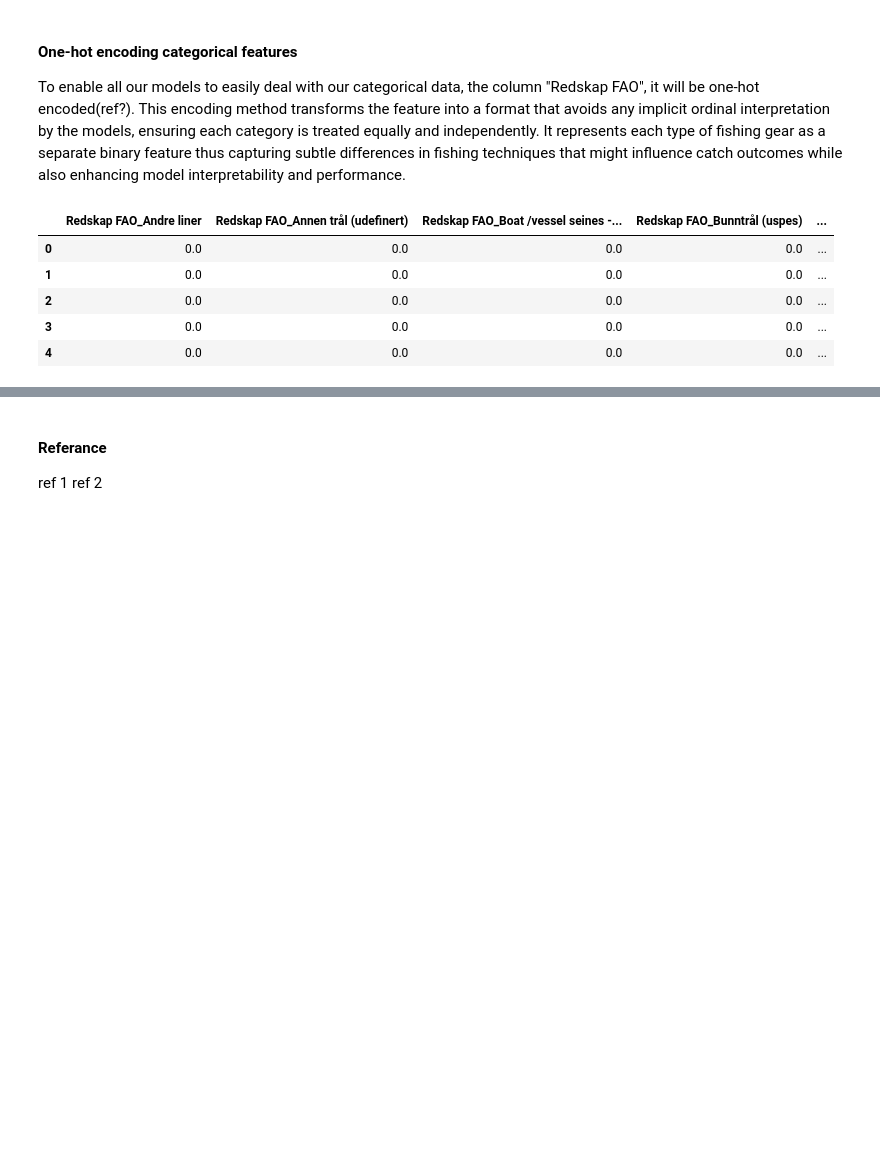
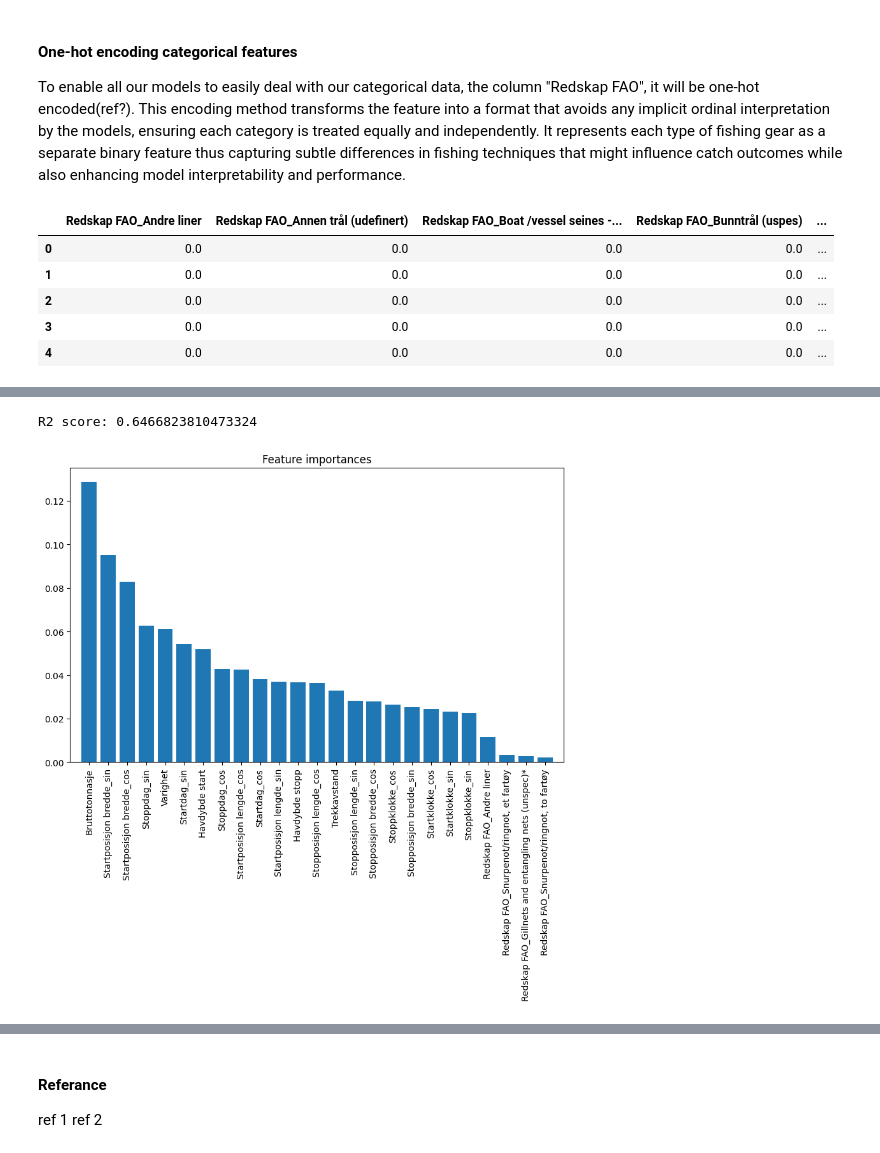
Before and after one commit to Pzorster/INFO284pzor, a Jupyter notebook: New.ipynb, the cells around one changed output, grey strips where cells are left out. Cells and saved outputs as stored; diff of their text form; code cells hidden in the pictures; blank space fills up the shorter version.

```diff
--- a/New.ipynb
+++ b/New.ipynb
@@ -929,0 +972,22 @@ Antall ord til her: 1864
+# %%
+# Testing model accuracy when you remove least important features
+features_to_remove = ['Redskap FAO_Annen trål (udefinert)',
+       'Redskap FAO_Boat /vessel seines -Pair seines',
+       'Redskap FAO_Bunntrål (uspes)', 'Redskap FAO_Bunntrål, otter',
+       'Redskap FAO_Bunntrål, par', 'Redskap FAO_Bunntrål, reke',
+       'Redskap FAO_Encircling gillnets*', 'Redskap FAO_Flytetrål, otter',
+       'Redskap FAO_Flytetrål, par', 'Redskap FAO_Flytetrål, uspesifisert',
+       'Redskap FAO_Juksa/pilk, manuell', 'Redskap FAO_Otter dobbeltrål',
+       'Redskap FAO_Partrål, uspesifisert', 'Redskap FAO_Settegarn',
+       'Redskap FAO_Setteline', 'Redskap FAO_Snurpenot/ringnot', 'Redskap FAO_Snurrevad',
+       'Redskap FAO_Snurrevad, dansk', 'Redskap FAO_Snurrevad, skotsk',
+       'Redskap FAO_Udefinert garn']
+
+X_train_filtered = X_train.drop(columns=features_to_remove)
+X_val_filtered = X_val.drop(columns=features_to_remove)
+X_test_filtered = X_test.drop(columns=features_to_remove)
+rfr_model = rfr_basic(X_train_filtered, y_train, X_val_filtered, y_val)
+rfr_features(rfr_model, X_train_filtered)
+# %% [output]
+R2 score: 0.6466823810473324
+[figure, added]
```
Also changed, not shown: parts of 54 cells of this notebook.
